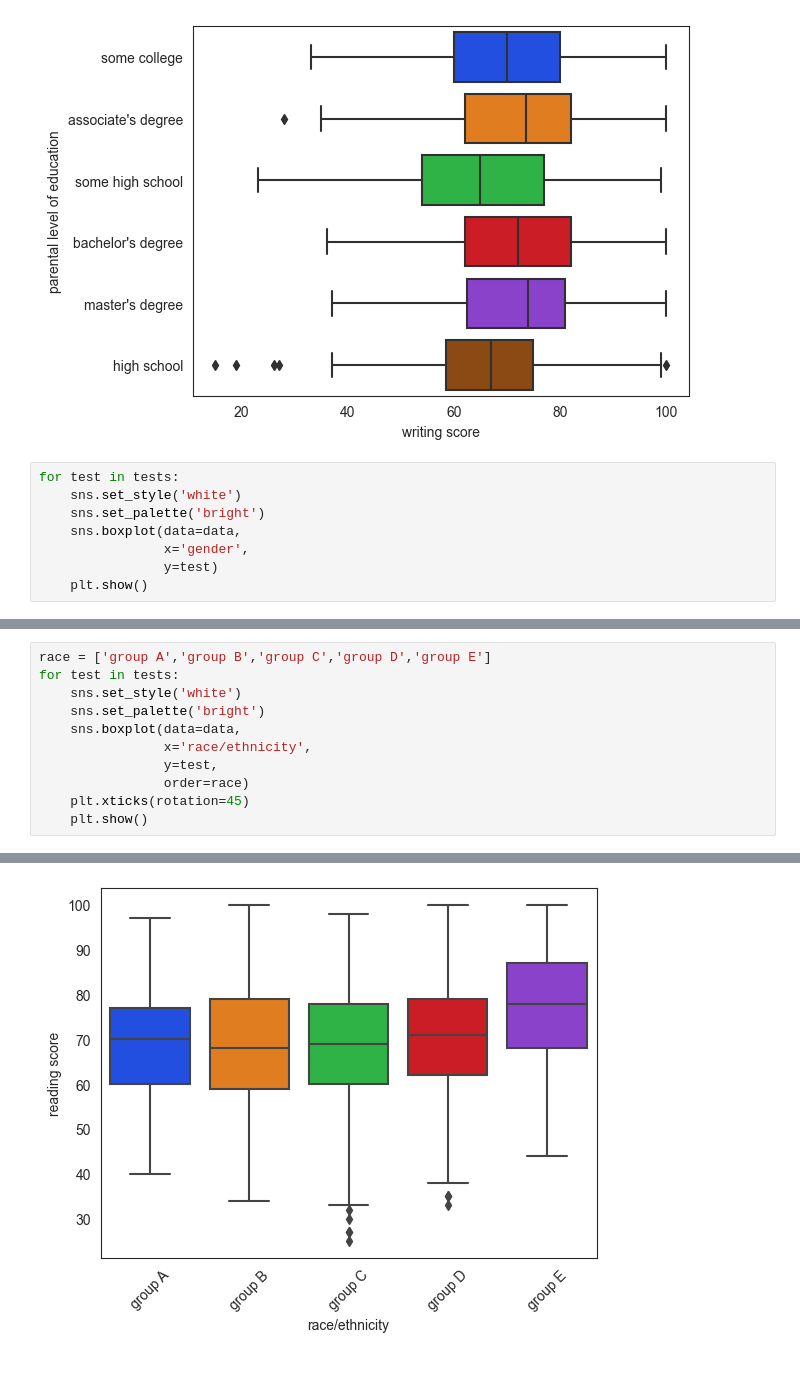
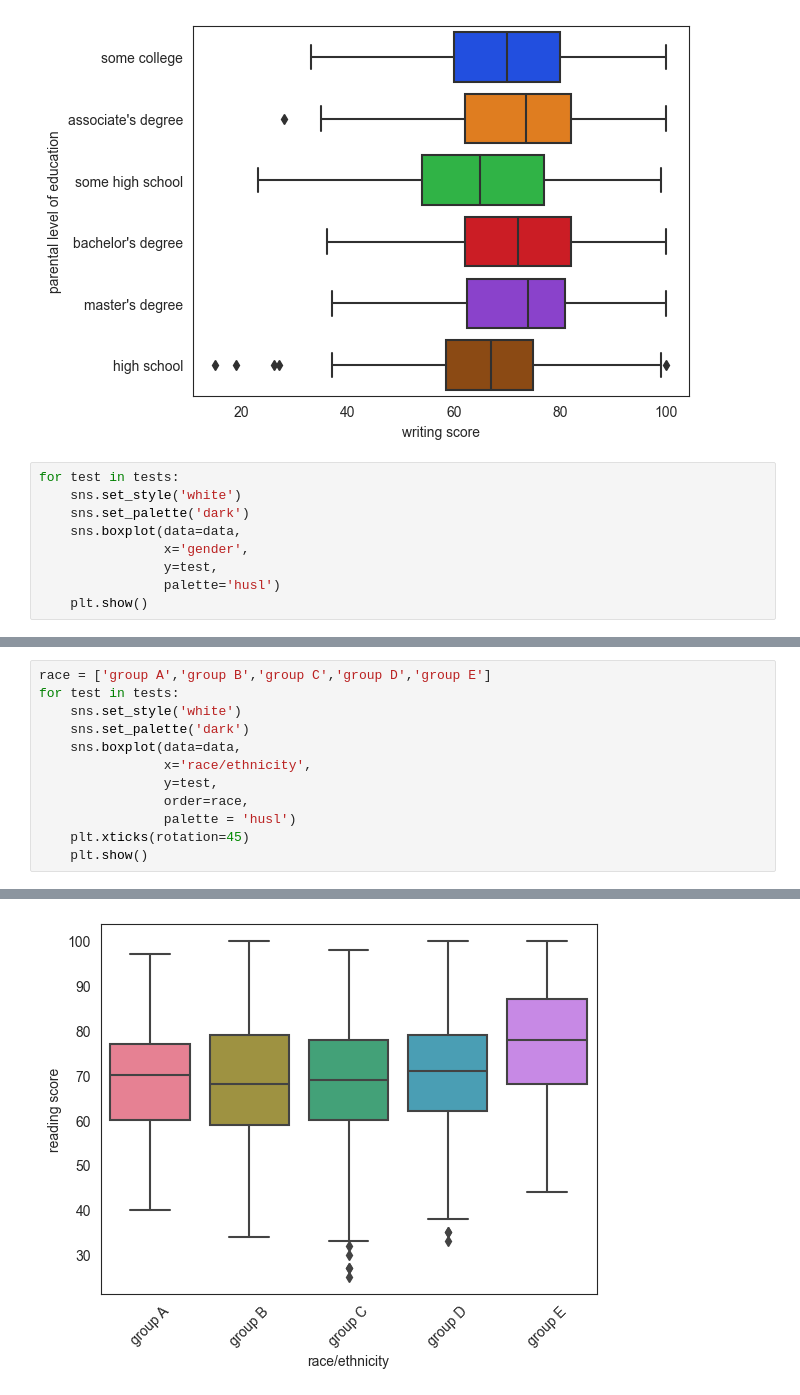
Before and after one commit to DanielPopoola/data-science-projects, a Jupyter notebook: Student-Performance-Prediction.ipynb, the cells around one changed output, grey strips where cells are left out. Cells and saved outputs as stored; diff of their text form.

```diff
--- a/Student-Performance-Prediction.ipynb
+++ b/Student-Performance-Prediction.ipynb
@@ -167,9 +167,10 @@ for test in tests:
 # %%
 for test in tests:
     sns.set_style('white')
-    sns.set_palette('bright')
+    sns.set_palette('dark')
     sns.boxplot(data=data,
                 x='gender',
-                y=test)
+                y=test,
+                palette='husl')
     plt.show()
 # %% [output]
@@ -180,11 +181,12 @@ for test in tests:
 race = ['group A','group B','group C','group D','group E']
 for test in tests:
     sns.set_style('white')
-    sns.set_palette('bright')
+    sns.set_palette('dark')
     sns.boxplot(data=data,
                 x='race/ethnicity',
                 y=test,
-                order=race)
+                order=race,
+                palette = 'husl')
     plt.xticks(rotation=45)
     plt.show()
 # %% [output]
@@ -192 +194 @@ for test in tests:
-[figure, old version]
+[figure, new version]
```
Also changed, not shown: parts of 5 cells of this notebook.
